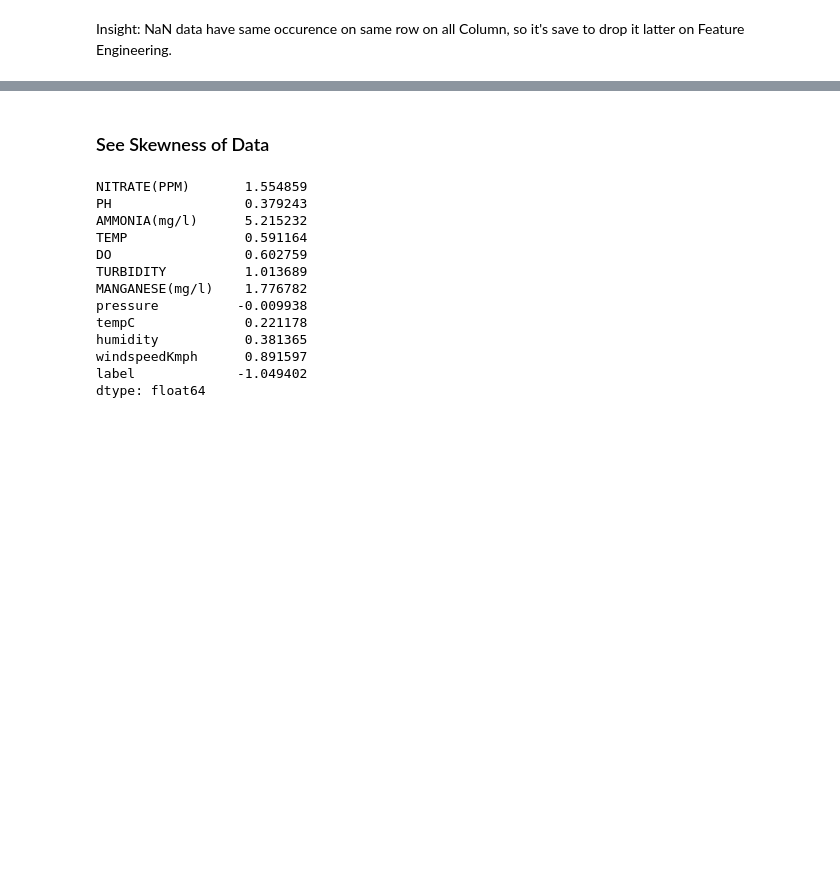
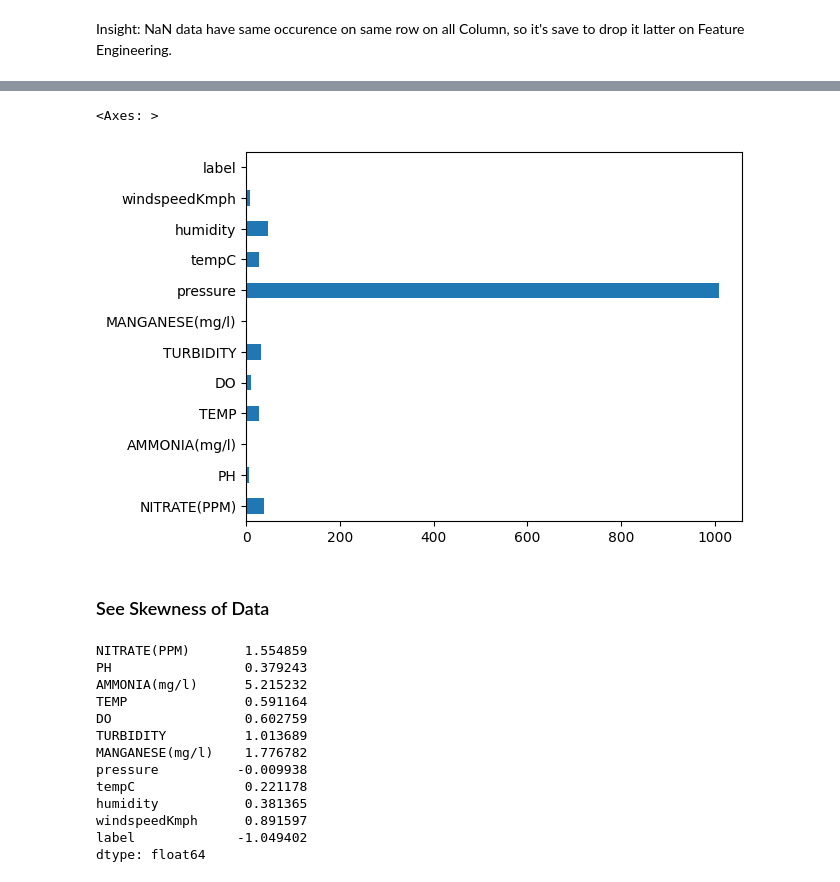
Before and after one commit to AL1Skey/Fish-Life-Prediction, a Jupyter notebook: flp.ipynb, the cells around one changed output, grey strips where cells are left out. Drawn from its saved outputs; the diff is of its cells as text; code cells hidden in the pictures; blank space fills up the shorter version.

```diff
--- a/flp.ipynb
+++ b/flp.ipynb
@@ -220,3 +231,9 @@ Insight: NaN data have same occurence on same row on all Column, so it's save to
+# %%
+#Visualization
+database.mean().plot(kind='barh')
+# %% [output]
+<Axes: >
+[figure, added]
 # %% [markdown]
 ### See Skewness of Data
 # %%
```
Also changed, not shown: parts of 26 cells of this notebook, 5 other files.
